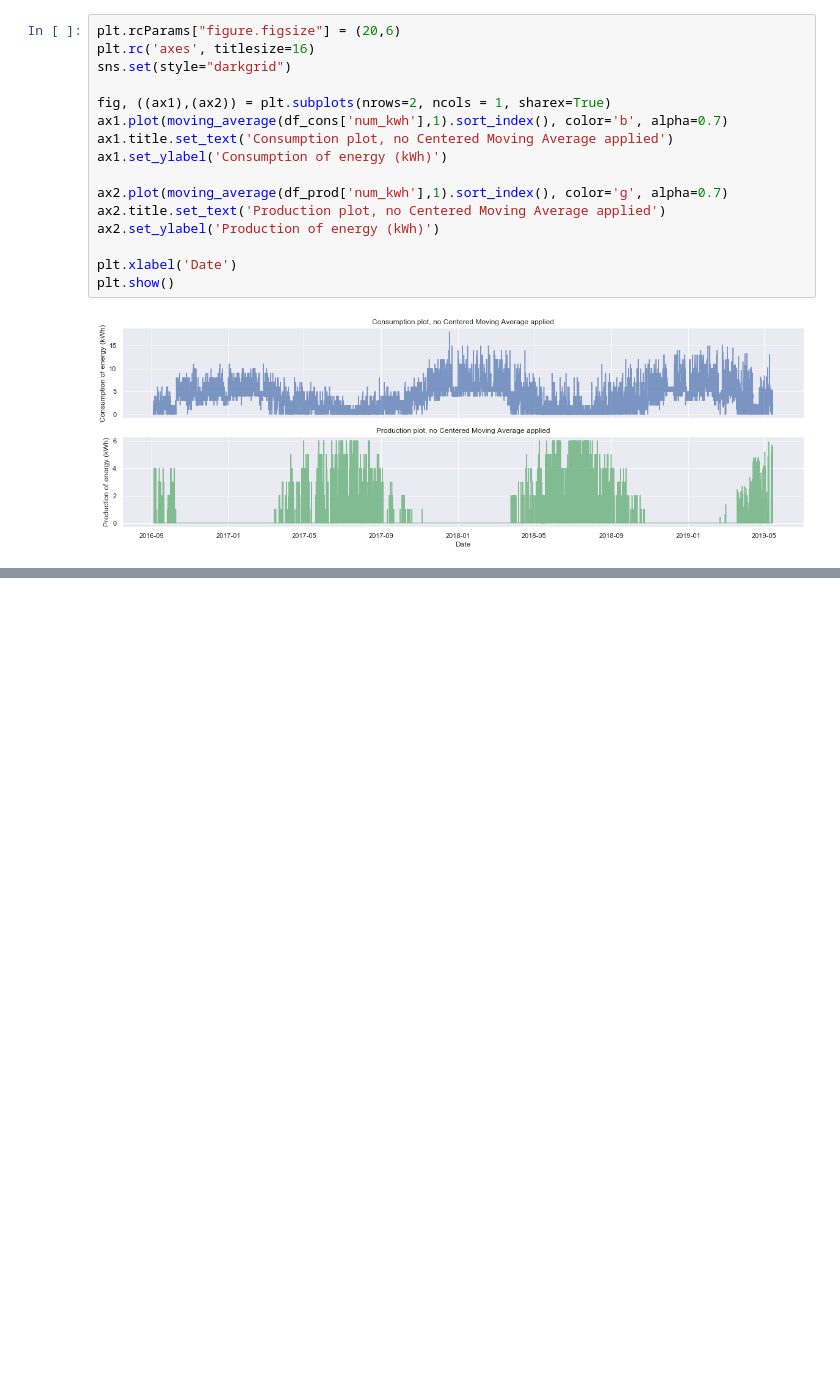
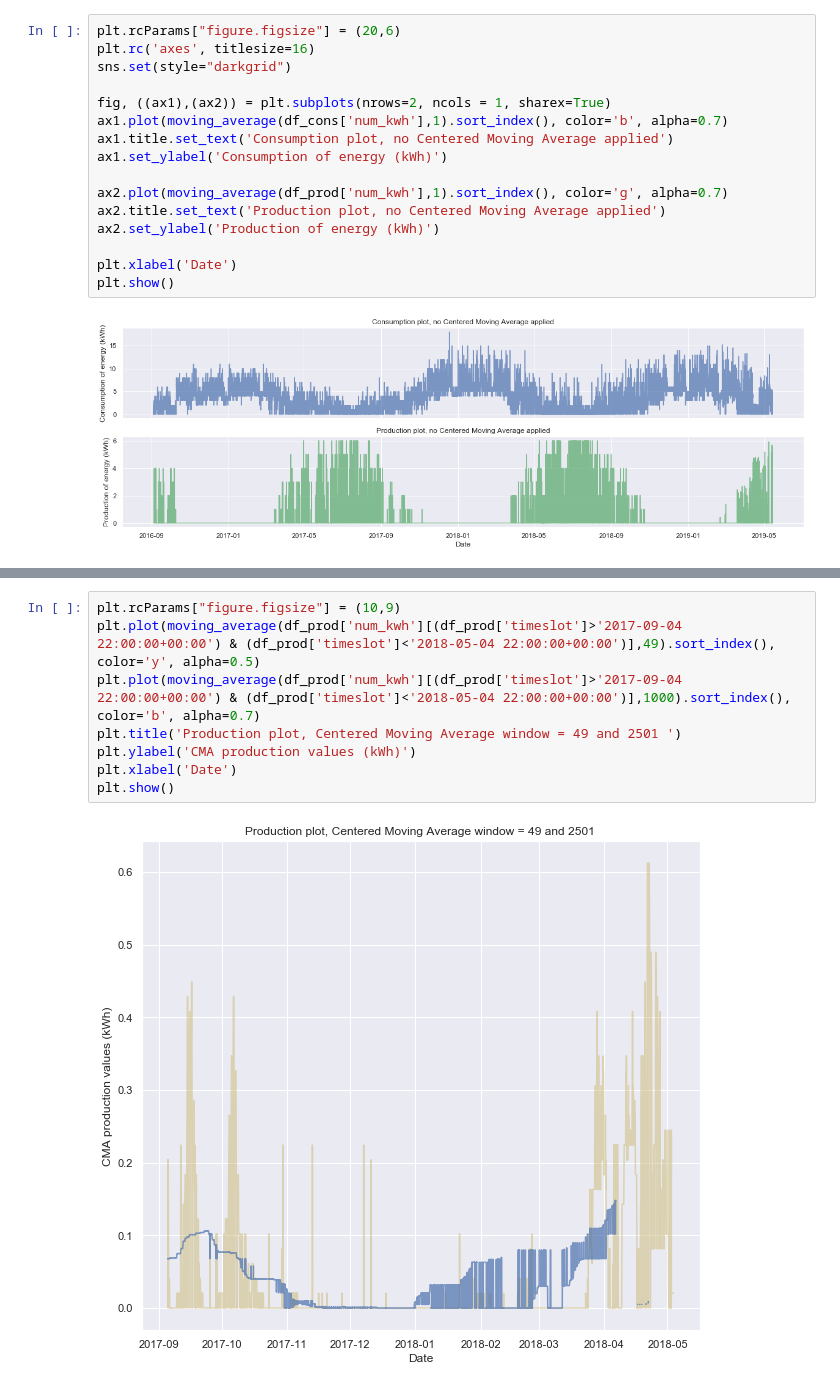
Before and after one commit to 4ug-aug/Otovo-OptimalControl, a Jupyter notebook: Smoothing.ipynb, the cells around one changed output, grey strips where cells are left out. Drawn from its saved outputs; the diff is of its cells as text; blank space fills up the shorter version.

```diff
--- a/Smoothing.ipynb
+++ b/Smoothing.ipynb
@@ -167,0 +166,10 @@ NameError: name 'moving_average' is not defined
+# %%
+plt.rcParams["figure.figsize"] = (10,9)
+plt.plot(moving_average(df_prod['num_kwh'][(df_prod['timeslot']>'2017-09-04 22:00:00+00:00') & (df_prod['timeslot']<'2018-05-04 22:00:00+00:00')],49).sort_index(), color='y', alpha=0.5)
+plt.plot(moving_average(df_prod['num_kwh'][(df_prod['timeslot']>'2017-09-04 22:00:00+00:00') & (df_prod['timeslot']<'2018-05-04 22:00:00+00:00')],1000).sort_index(), color='b', alpha=0.7)
+plt.title('Production plot, Centered Moving Average window = 49 and 2501 ')
+plt.ylabel('CMA production values (kWh)')
+plt.xlabel('Date')
+plt.show()
+# %% [output]
+[figure, added]
```
Also changed, not shown: parts of 14 cells of this notebook.
